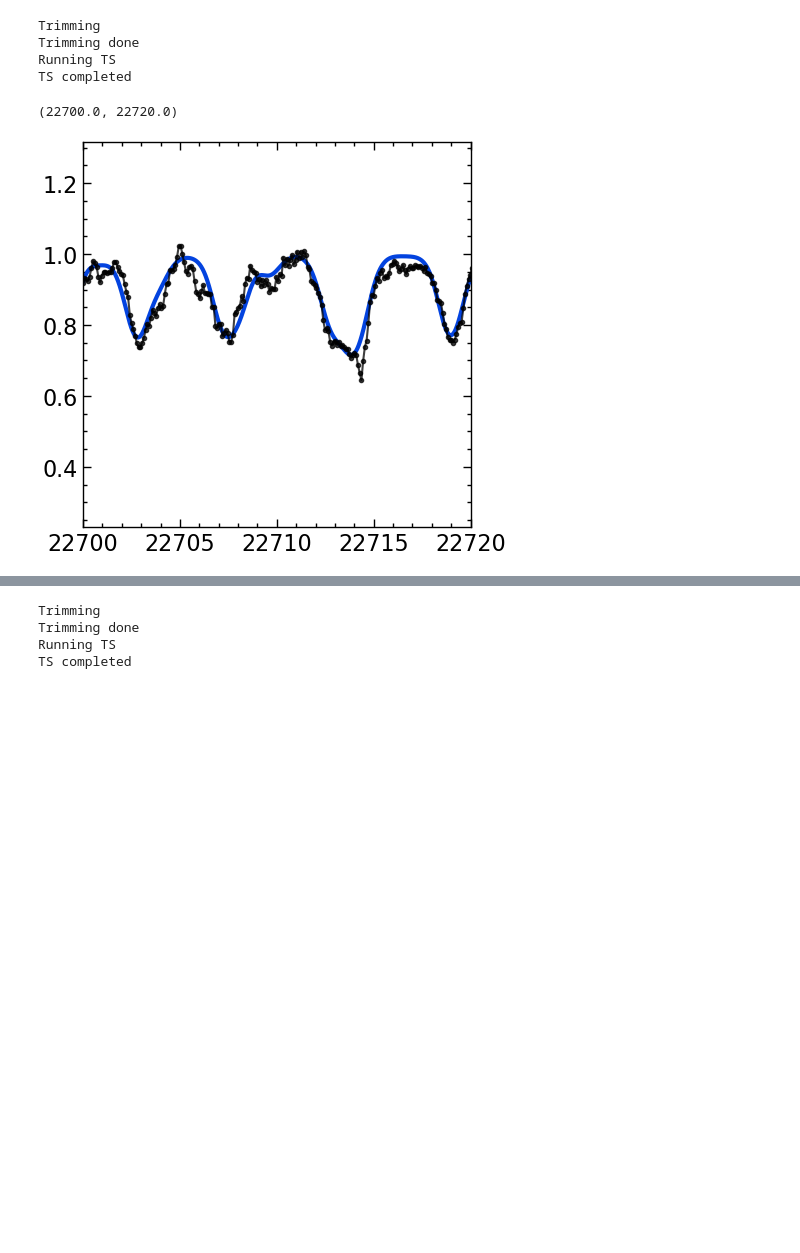
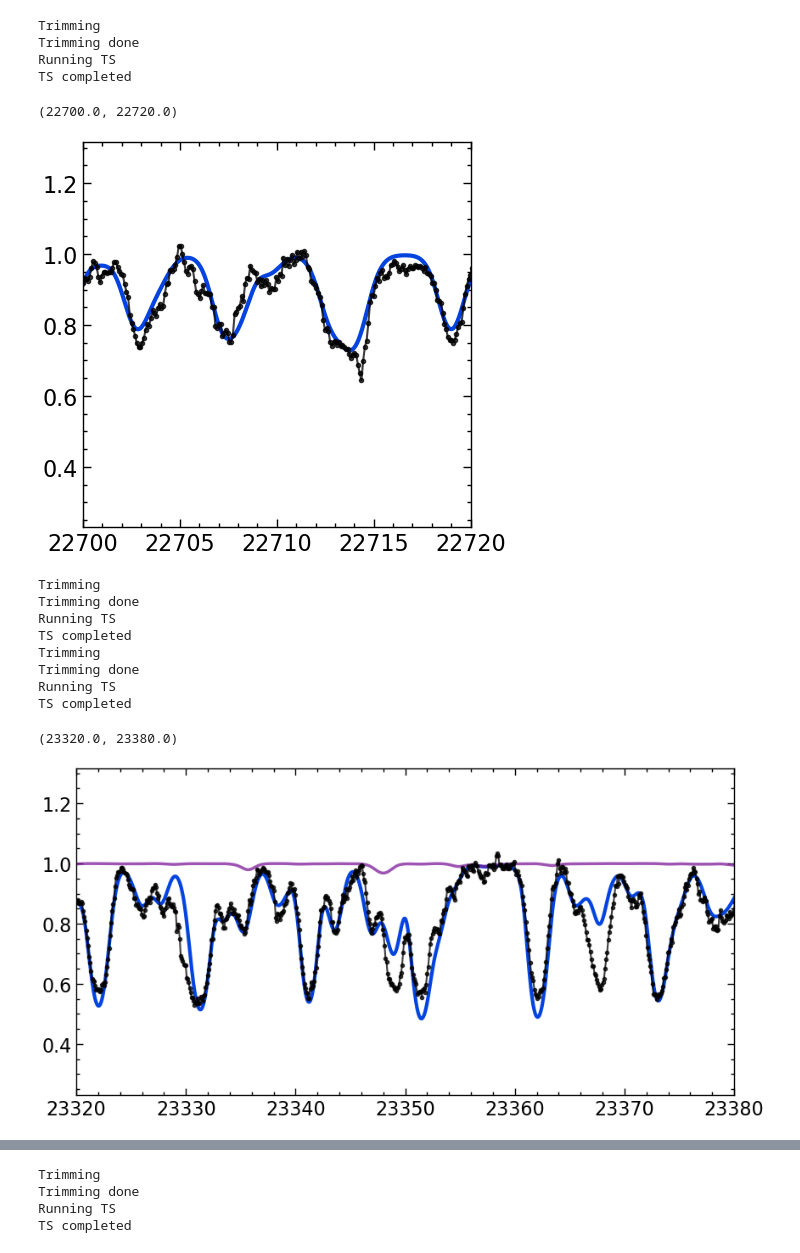
Before and after one commit to advaitmehla/TSFitPy, a Jupyter notebook: guess_nbs/ASAS-RCB-21_2.ipynb, the cells around one changed output, grey strips where cells are left out. Saved outputs shown, nothing was run; the diff lists cells and outputs as text; code cells hidden in the pictures; blank space fills up the shorter version.

```diff
--- a/guess_nbs/ASAS-RCB-21_2.ipynb
+++ b/guess_nbs/ASAS-RCB-21_2.ipynb
@@ -23,23 +32,26 @@ turbospectrum_paths = {"turbospec_path": "../turbospectrum/exec-ifx/",  # change
                        "departure_file_path": "../input_files/nlte_data/",
                     #    "model_atmosphere_grid_path": "../input_files/test_model_atmospheres/",
                         "model_atmosphere_grid_path": "../input_files/hdc_model_atmospheres/",
-                       "line_list_path": "../input_files/linelists/linelist_5500K/"}
+                       "line_list_path": "../input_files/linelists/linelist_5500K_new/"}
 
-teff = 5500
+teff = 5750
 logg = 0.5
 met = 0.0
-vmic = 6.5
+vmic = 7.5
 lmin = np.min(obs_wave).round(2)
 lmax = 2.5e4
 # lmax = 22700
-ldelta = 0.01
+rat = 4.38
+
+ldelta = 0.1
 atmosphere_type = "1D"   # "1D" or "3D"
 nlte_flag = False
 elements_in_nlte = ["Fe", "Mg"]  # can choose several elements, used ONLY if nlte_flag = True
 
-nguess = 9.4
-element_abundances ={"H" : 7.5-12, "He" : 11.5-10.93, "C" : 9.52-8.56, "N" : nguess-7.98, "O" : 8.7-8.77, "Na" : 6.9-6.29, "Fe" : -1.0 }
-rat = 6.0
+nguess = 9.416
+oguess = 9.00
+element_abundances ={"H" : 7.5-12, "He" : 11.5-10.93, "C" : 9.52-8.56, "N" : nguess-7.98, "O" : oguess-8.77, "Fe" : 0.0, "Mg" : -1, "S" : -1, "Si": -1, "Na":-1}
+
 vmac = 8.0
 free_isotopes = {"8.016" : rat/(1+rat), "8.017": 0.0, "8.018": 1/(1+rat)}
 include_molecules = True
@@ -64,4 +76,35 @@ Trimming done
 Running TS
 TS completed
 (22700.0, 22720.0)
-[figure, old version]
+[figure, new version]
+# %%
+lmin = 23320
+lmax = 23380
+# element_abundances['S'] = -1
+# element_abundances['C'] = 9.75
+turbospectrum_paths["line_list_path"] = "../input_files/linelists/linelist_5500K_new/"
+wavelength, flux = plot_synthetic_data(turbospectrum_paths, teff, logg, met, vmic, lmin, lmax, ldelta, atmosphere_type, nlte_flag, elements_in_nlte, element_abundances, include_molecules, free_isotopes, resolution=75000, macro=vmac, rotation=0, do_matplotlib_plot=False)
+turbospectrum_paths["line_list_path"] = basepath + "C2"
+wavelength, syntflux_C2 = plot_synthetic_data(turbospectrum_paths, teff, logg, met, vmic, lmin, lmax, ldelta, atmosphere_type, nlte_flag, elements_in_nlte, element_abundances, include_molecules,free_isotopes, resolution=75000, macro=vmac, rotation=0, do_matplotlib_plot=False)
+
+
+
+plt.figure(figsize=(10, 5))
+# plt.axvline(22949.5, color='r', linestyle='--')
+# plt.plot(wavelength, flux_c2, 'xkcd:green', lw = 2, alpha = 0.6)
+plt.plot(wavelength, flux, 'xkcd:blue', lw = 3,  label="Synthetic")
+plt.plot(wavelength, syntflux_C2, lw = 2.5, c = 'xkcd:purple', alpha = 0.76, label = r"C$_2$")
+# plt.errorbar(obs_wave, obs_flux, yerr=obs_err, fmt="none", ecolor="gray", alpha=0.5)
+plt.plot(obs_wave, obs_flux, "k.-", alpha=0.75, lw =1.5 ,  label="Observed")
+plt.xlim(lmin, lmax)
+# %% [output]
+Trimming
+Trimming done
+Running TS
+TS completed
+Trimming
+Trimming done
+Running TS
+TS completed
+(23320.0, 23380.0)
+[figure, added]
```
Also changed, not shown: parts of 2 cells of this notebook, 17 other files.
